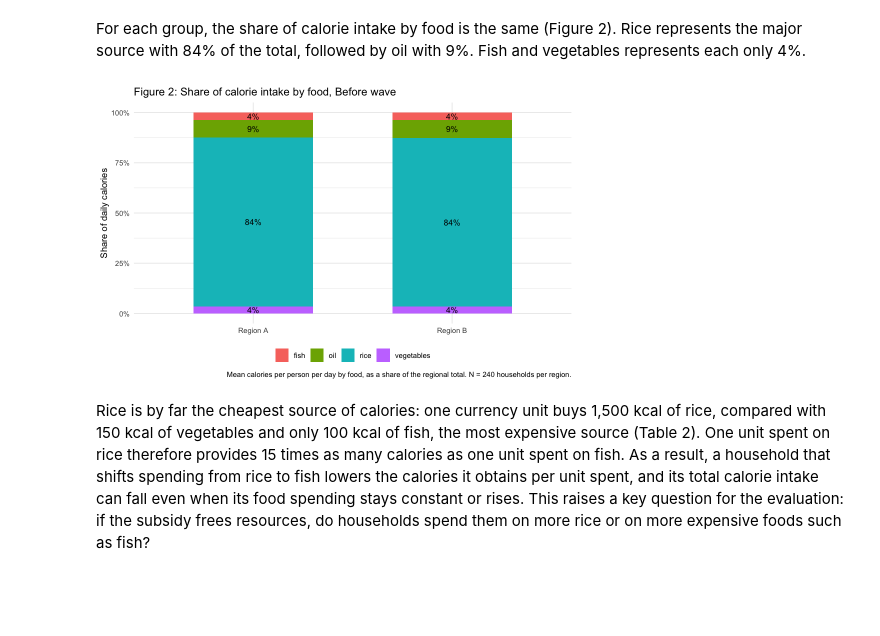
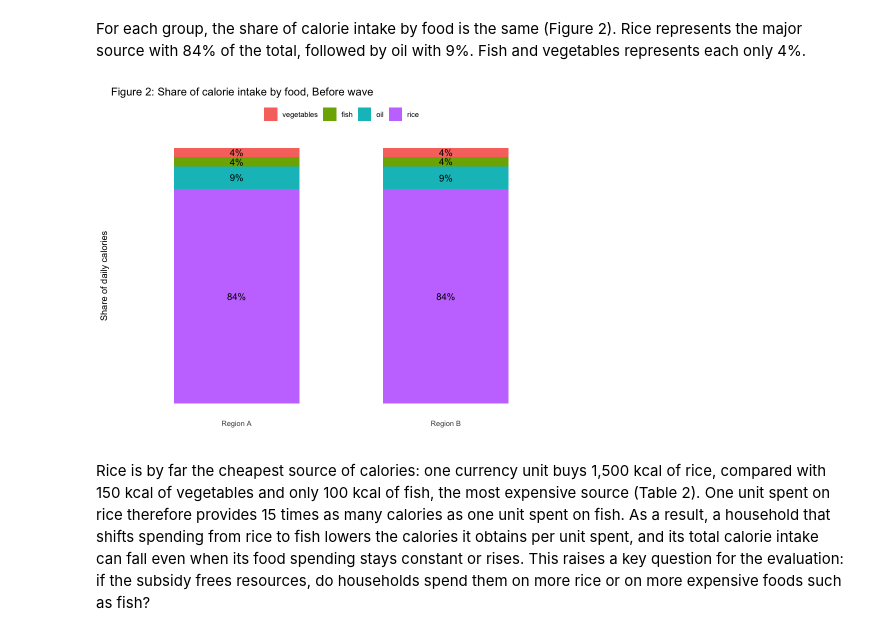
Before and after one commit to drishtikhemlani2306/pau_milan_assignment_1, a Jupyter notebook: assignment1_notebook.ipynb, the cells around one changed output. Cells and saved outputs as stored; diff of their text form; code cells hidden in the pictures; blank space fills up the shorter version.

```diff
--- a/assignment1_notebook.ipynb
+++ b/assignment1_notebook.ipynb
@@ -179,26 +179,31 @@ raw_data |>
 # %% [markdown]
 For each group, the share of calorie intake by food is the same (Figure 2). Rice represents the major source with 84% of the total, followed by oil with 9%. Fish and vegetables represents each only 4%.
 # %%
-options(repr.plot.width = 8, repr.plot.height = 5)
+options(repr.plot.width = 8, repr.plot.height = 6)
+
 raw_data |>
   filter(wave == "Before") |>
   group_by(region, food) |>
   summarise(kcal = mean(food_caloric_intake), .groups = "drop") |>
   group_by(region) |>
   mutate(share = kcal / sum(kcal),
          region = paste("Region", region)) |>
+  ungroup() |>
+  mutate(food = fct_reorder(food, share)) |>
   ggplot(aes(region, share, fill = food)) +
   geom_col(width = 0.6) +
   geom_text(aes(label = scales::percent(share, accuracy = 1)),
-            position = position_stack(vjust = 0.5), size = 3.5) +
-  scale_y_continuous(labels = scales::percent) +
+            position = position_stack(vjust = 0.5), size = 4) +
+  #scale_y_continuous(labels = scales::percent(share, accuracy = 1)) +
   labs(title = "Figure 2: Share of calorie intake by food, Before wave",
        x = NULL, y = "Share of daily calories", fill = NULL,
-       caption = "Mean calories per person per day by food, as a share of the regional total. N = 240 households per region.") +
+       caption = "") +
   theme_minimal() +
-  theme(legend.position = "bottom")
+  theme(legend.position = "top",
+        panel.grid = element_blank(),
+        axis.text.y = element_blank())
 # %% [output]
-[figure, old version]
+[figure, new version]
 # %% [markdown]
 Rice is by far the cheapest source of calories: one currency unit buys 1,500 kcal of rice, compared with 150 kcal of vegetables and only 100 kcal of fish, the most expensive source (Table 2). One unit spent on rice therefore provides 15 times as many calories as one unit spent on fish. As a result, a household that shifts spending from rice to fish lowers the calories it obtains per unit spent, and its total calorie intake can fall even when its food spending stays constant or rises. This raises a key question for the evaluation: if the subsidy frees resources, do households spend them on more rice or on more expensive foods such as fish?
 # %%
```
Also changed, not shown: parts of 5 cells of this notebook.
